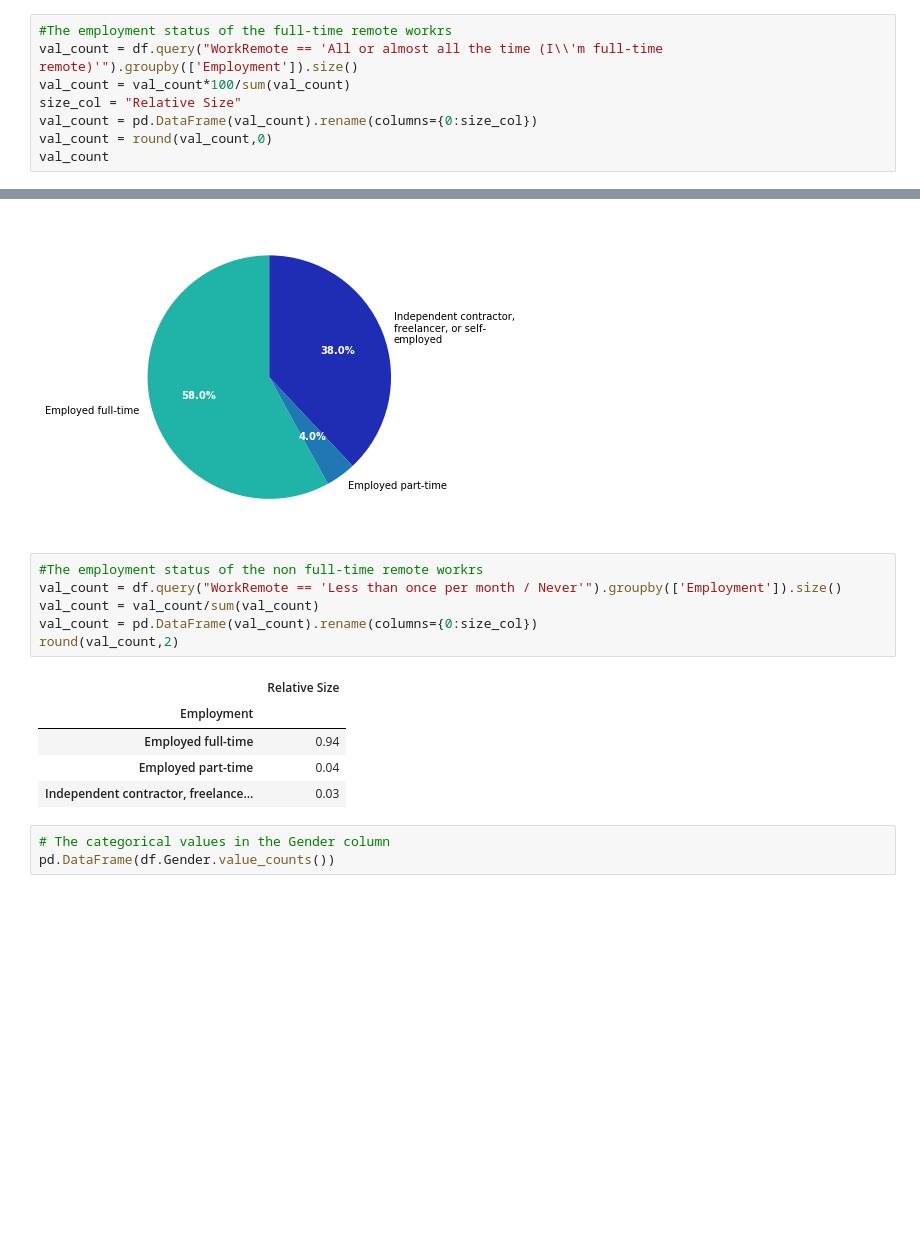
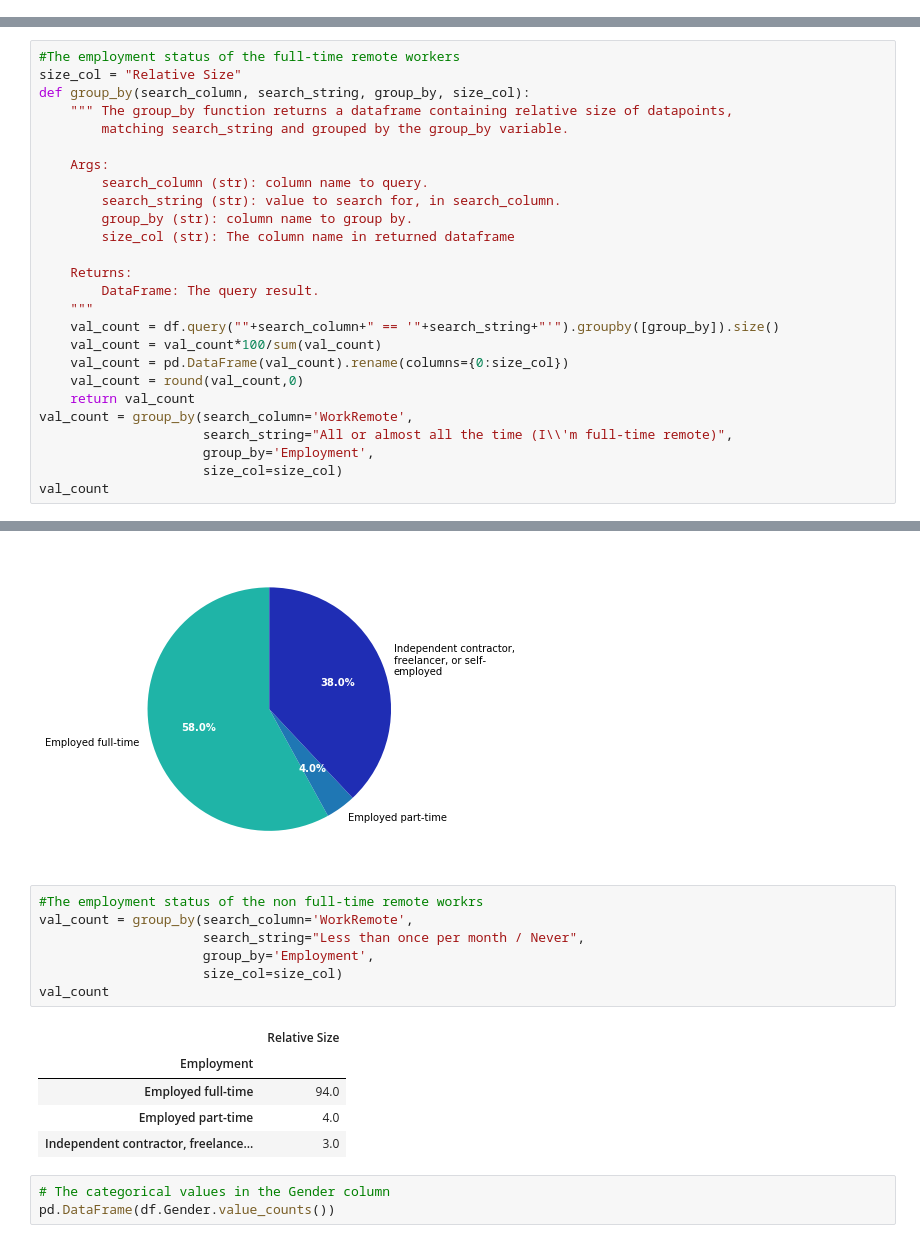
Before and after one commit to itoro-michael/Data-Science-Blog-Post, a Jupyter notebook: Remote_Developers.ipynb, the cells around one changed output, grey strips where cells are left out. Drawn from its saved outputs; the diff is of its cells as text; blank space fills up the shorter version.

```diff
--- a/Remote_Developers.ipynb
+++ b/Remote_Developers.ipynb
@@ -124,11 +182,3 @@ for y, x in enumerate(val_count.values):
 # %% [output]
 Number of countries returned: 153 which is 85.5 % of countries in dataset
 [figure]
-# %%
-#The employment status of the full-time remote workrs
-val_count = df.query("WorkRemote == 'All or almost all the time (I\\'m full-time remote)'").groupby(['Employment']).size()
-val_count = val_count*100/sum(val_count)
-size_col = "Relative Size"
-val_count = pd.DataFrame(val_count).rename(columns={0:size_col})
-val_count = round(val_count,0)
-val_count
@@ -140,0 +185,26 @@ val_count
+# %%
+#The employment status of the full-time remote workers
+size_col = "Relative Size"
+def group_by(search_column, search_string, group_by, size_col):
+    """ The group_by function returns a dataframe containing relative size of datapoints,
+        matching search_string and grouped by the group_by variable.
+
+    Args:
+        search_column (str): column name to query.
+        search_string (str): value to search for, in search_column.
+        group_by (str): column name to group by.
+        size_col (str): The column name in returned dataframe
+
+    Returns:
+        DataFrame: The query result.
+    """
+    val_count = df.query(""+search_column+" == '"+search_string+"'").groupby([group_by]).size()
+    val_count = val_count*100/sum(val_count)
+    val_count = pd.DataFrame(val_count).rename(columns={0:size_col})
+    val_count = round(val_count,0)
+    return val_count
+val_count = group_by(search_column='WorkRemote',
+                     search_string="All or almost all the time (I\\'m full-time remote)",
+                     group_by='Employment',
+                     size_col=size_col)
+val_count
@@ -158,16 +236,17 @@ for text, lbl in zip(texts,labels):
 [figure]
 # %%
 #The employment status of the non full-time remote workrs
-val_count = df.query("WorkRemote == 'Less than once per month / Never'").groupby(['Employment']).size()
-val_count = val_count/sum(val_count)
-val_count = pd.DataFrame(val_count).rename(columns={0:size_col})
-round(val_count,2)
+val_count = group_by(search_column='WorkRemote',
+                     search_string="Less than once per month / Never",
+                     group_by='Employment',
+                     size_col=size_col)
+val_count
 # %% [output]
 |  | Relative Size |
 | Employment |  |
-| Employed full-time | 0.94 |
-| Employed part-time | 0.04 |
-| Independent contractor, freelance... | 0.03 |
+| Employed full-time | 94.0 |
+| Employed part-time | 4.0 |
+| Independent contractor, freelance... | 3.0 |
 # %%
 # The categorical values in the Gender column
 pd.DataFrame(df.Gender.value_counts())
```
Also changed, not shown: parts of 27 cells of this notebook, 1 other file.
